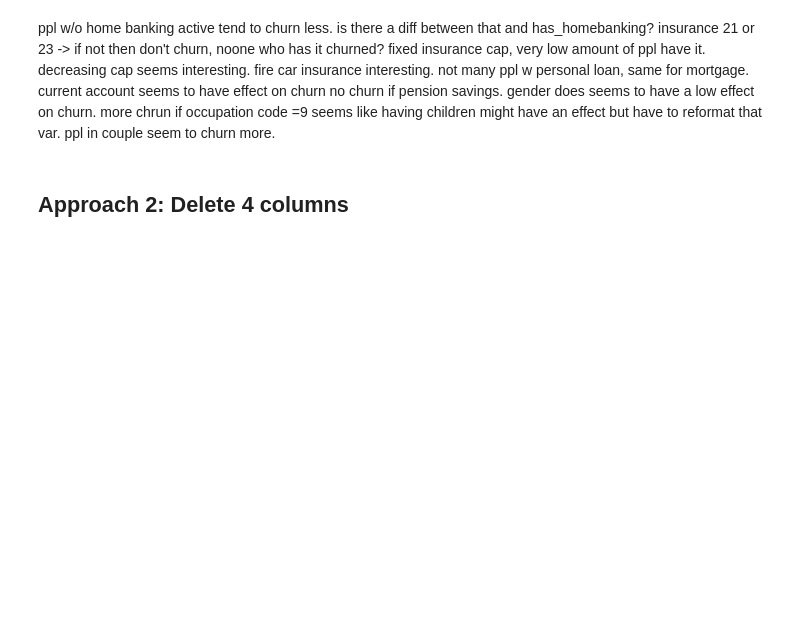
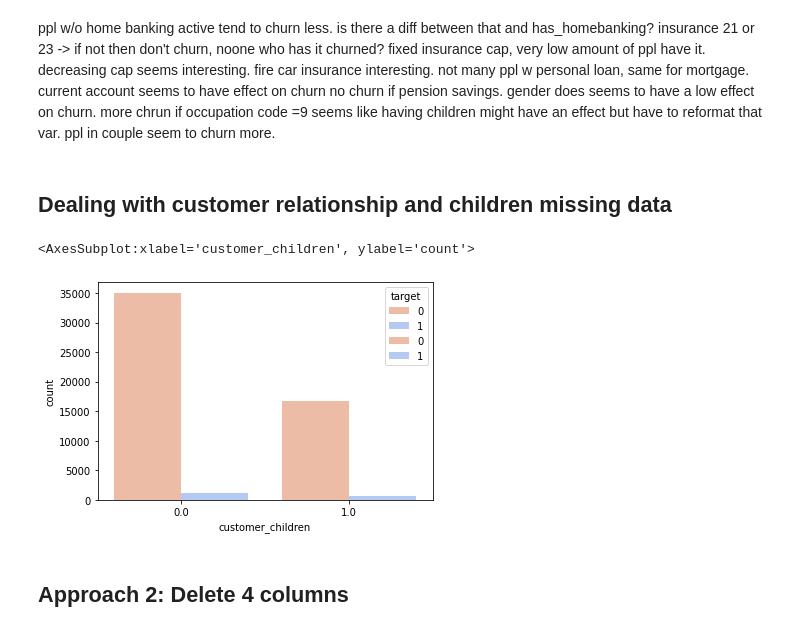
Before and after one commit to AliSafieddine/Churn-Prediction, a Jupyter notebook: Churn-predict.ipynb, the cells around one changed output. Drawn from its saved outputs; the diff is of its cells as text; code cells hidden in the pictures; blank space fills up the shorter version.

```diff
--- a/Churn-predict.ipynb
+++ b/Churn-predict.ipynb
@@ -223,6 +220,14 @@ gender does seems to have a low effect on churn.
 more chrun if occupation code =9
 seems like having children might have an effect but have to reformat that var.
 ppl in couple seem to churn more.
+# %% [markdown]
+## Dealing with customer relationship and children missing data
+# %%
+sns.countplot(x='customer_relationship',data=train1,hue='target',palette="coolwarm_r")
+sns.countplot(x='customer_children',data=train1,hue='target',palette="coolwarm_r")
+# %% [output]
+<AxesSubplot:xlabel='customer_children', ylabel='count'>
+[figure, added]
 # %% [markdown]
 ## Approach 2: Delete 4 columns
 # %%
```
Also changed, not shown: parts of 7 cells of this notebook.
